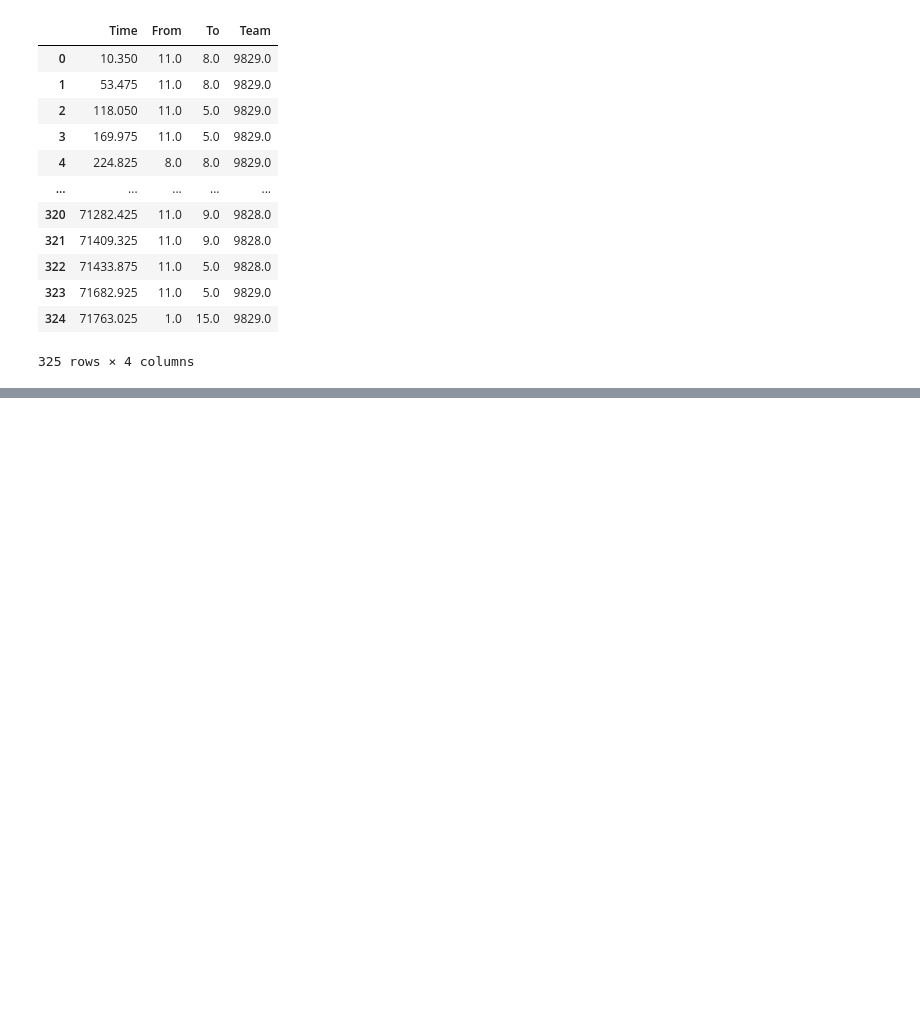
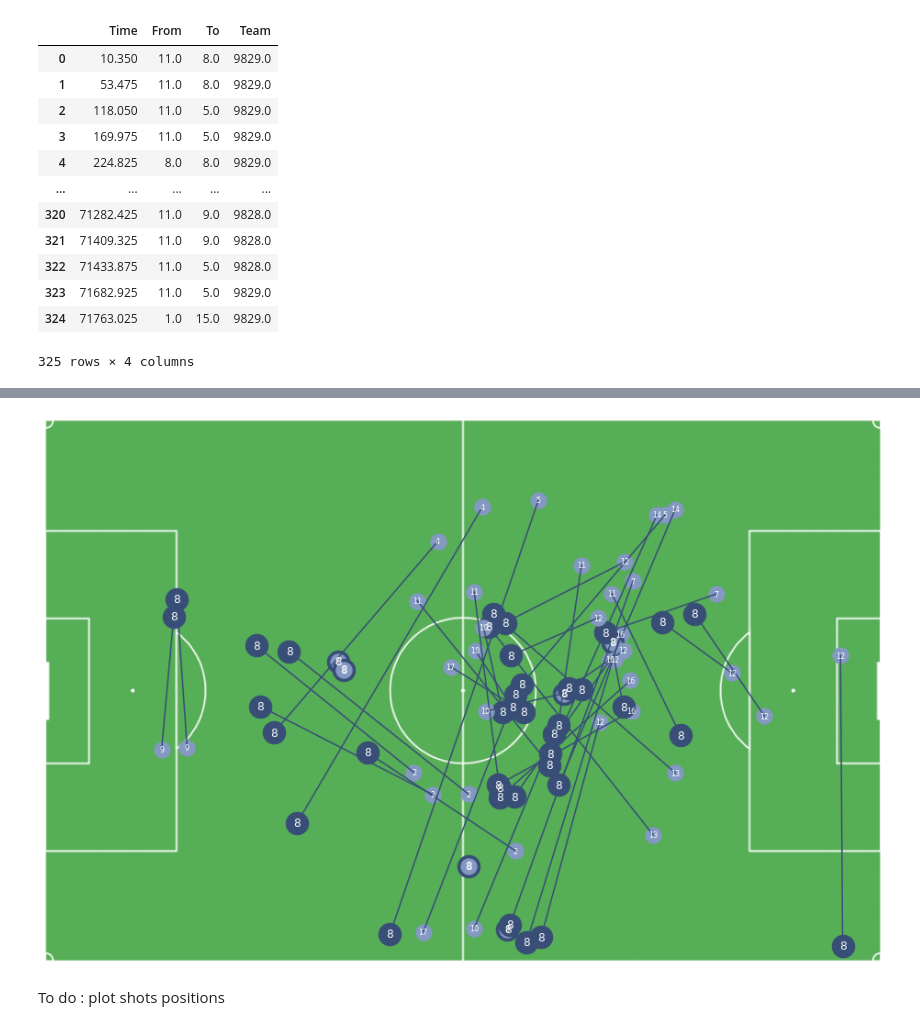
Before and after one commit to claireseceh/tracking-football, a Jupyter notebook: main.ipynb, the cells around one changed output, grey strips where cells are left out. Saved outputs shown, nothing was run; the diff lists cells and outputs as text; code cells hidden in the pictures; blank space fills up the shorter version.

```diff
--- a/main.ipynb
+++ b/main.ipynb
@@ -555,0 +467,7 @@ plt.show()
+# %%
+Passers_vis = passes_FH[passes_FH.Team == np.float64(ID_vis['id'])]
+Passer1F_vis = np.bincount(Passers_vis.From).argmax()
+
+Passes1F_vis = Passers_vis[Passers_vis.From == np.float64(Passer1F_vis)]
+Passes1F_vis = Passes1F_vis.astype(int)
+Passes1F_vis
@@ -555,0 +492,25 @@ plt.show()
+# %%
+plt.rcParams["figure.figsize"] = [10.5*1.25, 6.8*1.25]
+plt.rcParams["figure.autolayout"] = True
+
+im = plt.imread("./image/field.png")
+
+fig, ax = plt.subplots()
+
+im = ax.imshow(im, extent=[0, 10500, 0, 6800])
+
+for i in Passes1F_vis.index:
+    plt.scatter(X[Passes1F_vis.Time[i], 'Player%s' %Passer1F_vis], Y[Passes1F_vis.Time[i], 'Player%s' %Passer1F_vis], c='#384e77', s=600)
+    plt.text(X[Passes1F_vis.Time[i], 'Player%s' %Passer1F_vis], Y[Passes1F_vis.Time[i], 'Player%s' %Passer1F_vis], "%s" %str(Passer1F_vis), fontsize=12, ha="center", va='center', c='w')
+
+    plt.scatter(X[Passes1F_vis.Time[i], 'Player%s' %int(Passes1F_vis.To[i])], Y[Passes1F_vis.Time[i], 'Player%s' %int(Passes1F_vis.To[i])], c='#8499c2', s=300)
+    plt.text(X[Passes1F_vis.Time[i], 'Player%s' %int(Passes1F_vis.To[i])], Y[Passes1F_vis.Time[i], 'Player%s' %int(Passes1F_vis.To[i])], "%s" %str(int(Passes1F_vis.To[i])), fontsize=8, ha="center", va='center', c='w')
+
+    plt.plot([X[Passes1F_vis.Time[i], 'Player%s' %Passer1F_vis], X[Passes1F_vis.Time[i], 'Player%s' %int(Passes1F_vis.To[i])]], [Y[Passes1F_vis.Time[i], 'Player%s' %Passer1F_vis], Y[Passes1F_vis.Time[i], 'Player%s' %int(Passes1F_vis.To[i])]], c='#384e77')
+
+ax.axis('off')
+plt.show()
+# %% [output]
+[figure, added]
+# %% [markdown]
+To do : plot shots positions
```
Also changed, not shown: parts of 8 cells of this notebook.
